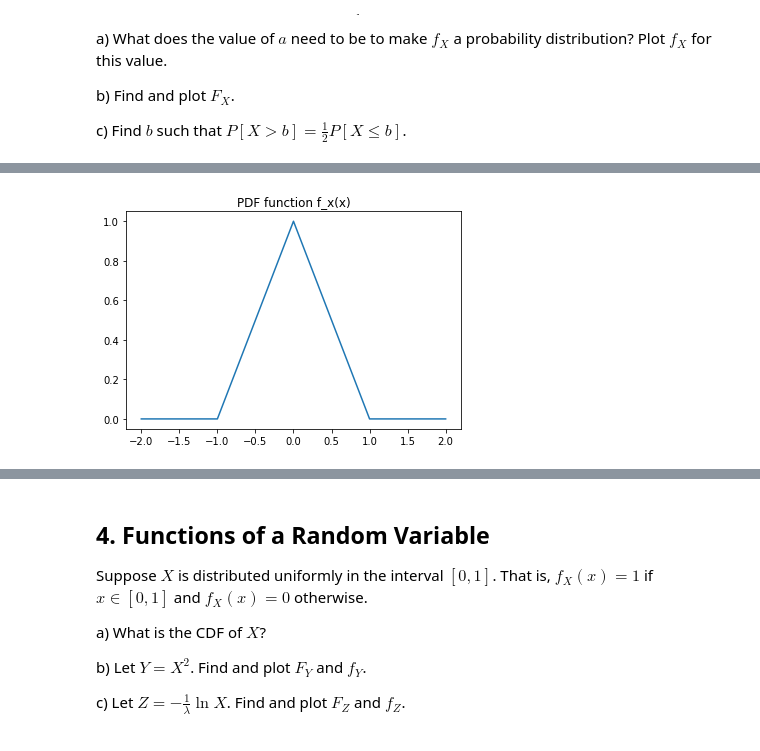
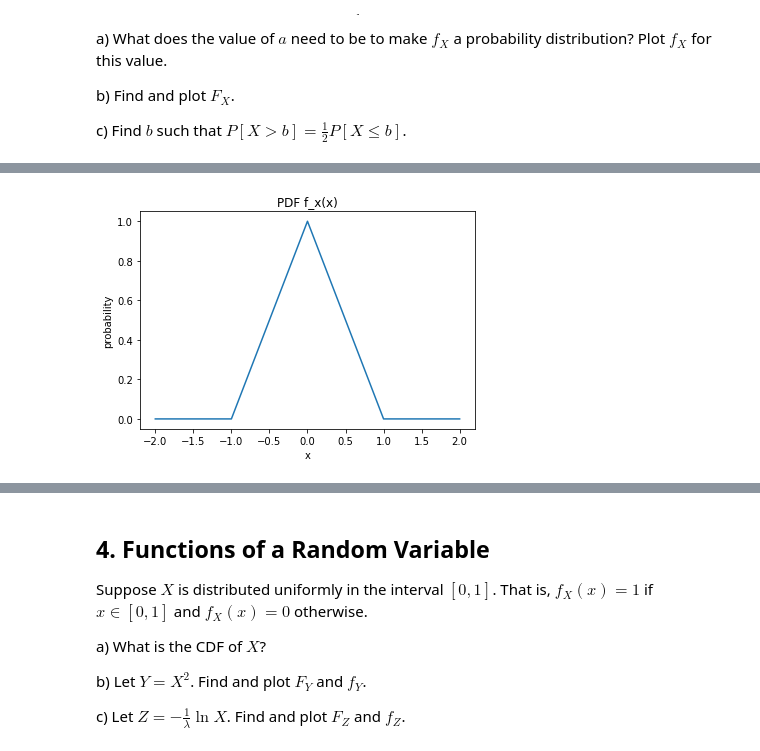
Before and after one commit to kegedy/EE502P, a Jupyter notebook: hw/kevin/HW08.ipynb, the cells around one changed output, grey strips where cells are left out. Saved outputs shown, nothing was run; the diff lists cells and outputs as text; code cells hidden in the pictures.

```diff
--- a/hw/kevin/HW08.ipynb
+++ b/hw/kevin/HW08.ipynb
@@ -172,20 +208,24 @@ c) Find $b$ such that $P[X>b] = \frac{1}{2} P[X \leq b]$.
 # %%
 x = np.linspace(-2,2,101)
-def pdf_function(x):
+def pdf_function3(x):
     a = 1
     x0 = x[x<=-1]
     x1 = x[(x>-1) & (x<=0)]
     x2 = x[(x>0) & (x<1)]
     x3 = x[x>=1]
     y0 = lambda x: np.zeros(len(x))
-    y1 = lambda x: a*(1+x)
-    y2 = lambda x: a*(1-x)
+    y1 = lambda x: a*(1+x)          #f_x if -1<x<=0
+    y2 = lambda x: a*(1-x)          #f_x if 0<x<1
     y3 = lambda x: np.zeros(len(x))
-    return y0(x0).tolist()+y1(x1).tolist()+y2(x2).tolist()+y3(x3).tolist()
-
+    return y0(x0).tolist()+\
+            y1(x1).tolist()+\
+            y2(x2).tolist()+\
+            y3(x3).tolist()
 
 fig,ax = plt.subplots(figsize=(6,4))
-ax.plot(x,pdf_function(x),color='C0')
-ax.set_title('PDF function f_x(x)');
+ax.plot(x,pdf_function3(x),color='C0')
+ax.set_title('PDF f_x(x)');
+ax.set_xlabel('x')
+ax.set_ylabel('probability');
 # %% [output]
-[figure, old version]
+[figure, new version]
```
Also changed, not shown: parts of 14 cells of this notebook.
